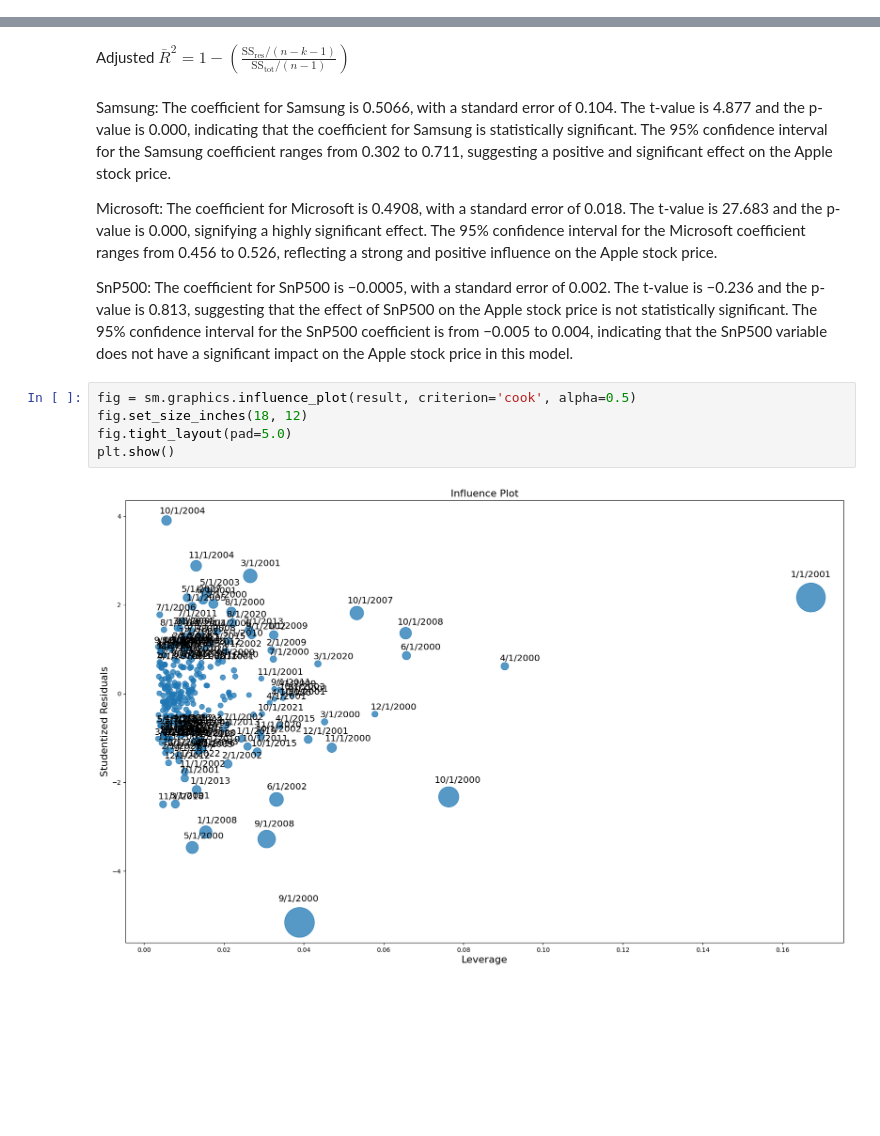
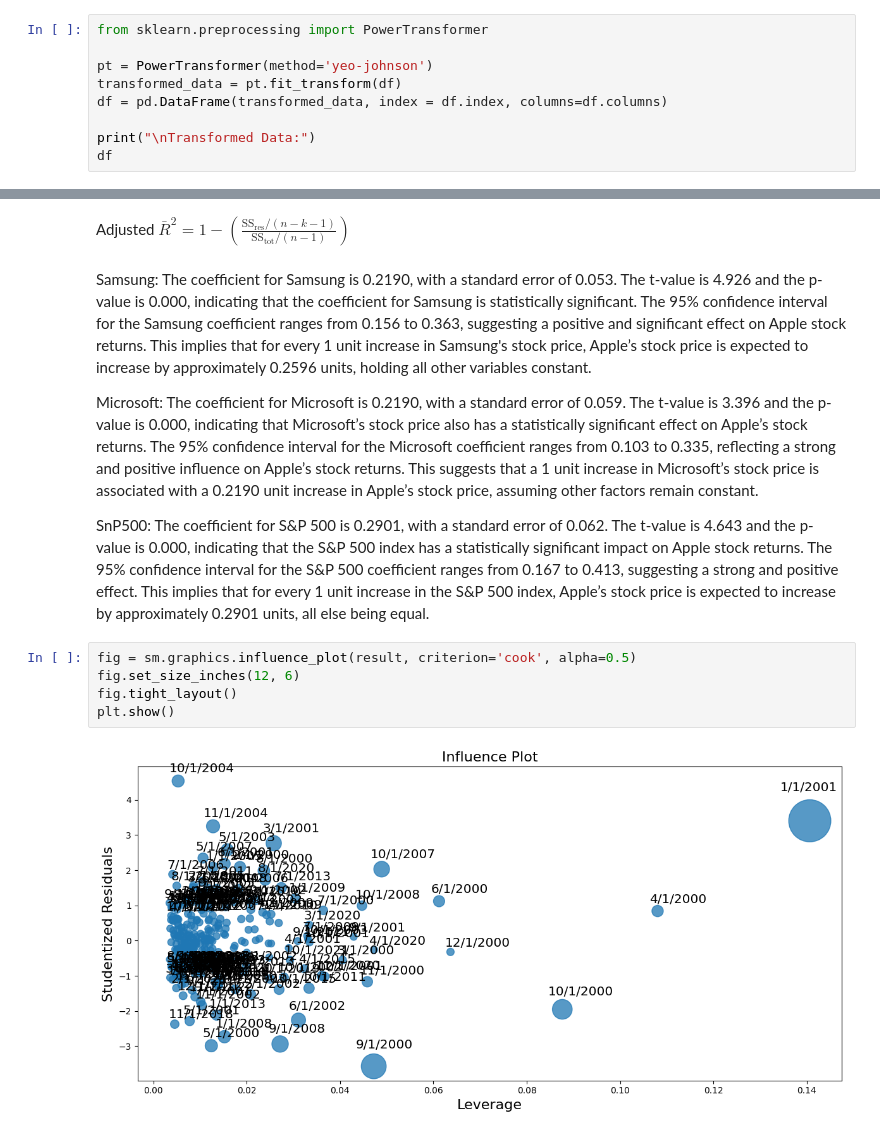
Before and after one commit to Jeetmu/Multicollinearity-Analysis-of-AAPL-Stock-Price-with-Market-and-Economic-Indicators, a Jupyter notebook: code.ipynb, the cells around one changed output, grey strips where cells are left out. Saved outputs shown, nothing was run; the diff lists cells and outputs as text; blank space fills up the shorter version.

```diff
--- a/code.ipynb
+++ b/code.ipynb
@@ -114,0 +146,9 @@ plt.show()
+# %%
+from sklearn.preprocessing import PowerTransformer
+
+pt = PowerTransformer(method='yeo-johnson')
+transformed_data = pt.fit_transform(df)
+df = pd.DataFrame(transformed_data, index = df.index, columns=df.columns)
+
+print("\nTransformed Data:")
+df
@@ -194,42 +265,18 @@ $R^2 = 1 - \frac{\text{SS}_{\text{res}}}{\text{SS}_{\text{tot}}}$
 # %% [markdown]
 Adjusted $\bar{R}^2 = 1 - \left( \frac{\text{SS}_{\text{res}} / (n - k - 1)}{\text{SS}_{\text{tot}} / (n - 1)} \right)$
 # %% [markdown]
-Samsung: The coefficient for Samsung is
-0.5066, with a standard error of
-0.104. The
-t-value is
-4.877 and the
-p-value is
-0.000, indicating that the coefficient for Samsung is statistically significant. The 95% confidence interval for the Samsung coefficient ranges from
-0.302 to
-0.711, suggesting a positive and significant effect on the Apple stock price.
+Samsung: The coefficient for Samsung is 0.2190, with a standard error of 0.053. The t-value is 4.926 and the p-value is 0.000, indicating that the coefficient for Samsung is statistically significant. The 95% confidence interval for the Samsung coefficient ranges from 0.156 to 0.363, suggesting a positive and significant effect on Apple stock returns. This implies that for every 1 unit increase in Samsung's stock price, Apple’s stock price is expected to increase by approximately 0.2596 units, holding all other variables constant.
 
-Microsoft: The coefficient for Microsoft is
-0.4908, with a standard error of
-0.018. The
-t-value is
-27.683 and the
-p-value is
-0.000, signifying a highly significant effect. The 95% confidence interval for the Microsoft coefficient ranges from
-0.456 to
-0.526, reflecting a strong and positive influence on the Apple stock price.
+Microsoft: The coefficient for Microsoft is 0.2190, with a standard error of 0.059. The t-value is 3.396 and the p-value is 0.000, indicating that Microsoft’s stock price also has a statistically significant effect on Apple’s stock returns. The 95% confidence interval for the Microsoft coefficient ranges from 0.103 to 0.335, reflecting a strong and positive influence on Apple’s stock returns. This suggests that a 1 unit increase in Microsoft’s stock price is associated with a 0.2190 unit increase in Apple’s stock price, assuming other factors remain constant.
 
-SnP500: The coefficient for SnP500 is
-−0.0005, with a standard error of
-0.002. The
-t-value is
-−0.236 and the
-p-value is
-0.813, suggesting that the effect of SnP500 on the Apple stock price is not statistically significant. The 95% confidence interval for the SnP500 coefficient is from
-−0.005 to
-0.004, indicating that the SnP500 variable does not have a significant impact on the Apple stock price in this model.
+SnP500: The coefficient for S&P 500 is 0.2901, with a standard error of 0.062. The t-value is 4.643 and the p-value is 0.000, indicating that the S&P 500 index has a statistically significant impact on Apple stock returns. The 95% confidence interval for the S&P 500 coefficient ranges from 0.167 to 0.413, suggesting a strong and positive effect. This implies that for every 1 unit increase in the S&P 500 index, Apple’s stock price is expected to increase by approximately 0.2901 units, all else being equal.
 # %%
 fig = sm.graphics.influence_plot(result, criterion='cook', alpha=0.5)
-fig.set_size_inches(18, 12)
-fig.tight_layout(pad=5.0)
+fig.set_size_inches(12, 6)
+fig.tight_layout()
 plt.show()
 # %% [output]
-[figure, old version]
+[figure, new version]
 # %%
 influence = result.get_influence()
 inf_sum = influence.summary_frame().sort_values("cooks_d", ascending=False)
```
Also changed, not shown: parts of 33 cells of this notebook, 1 other file.
